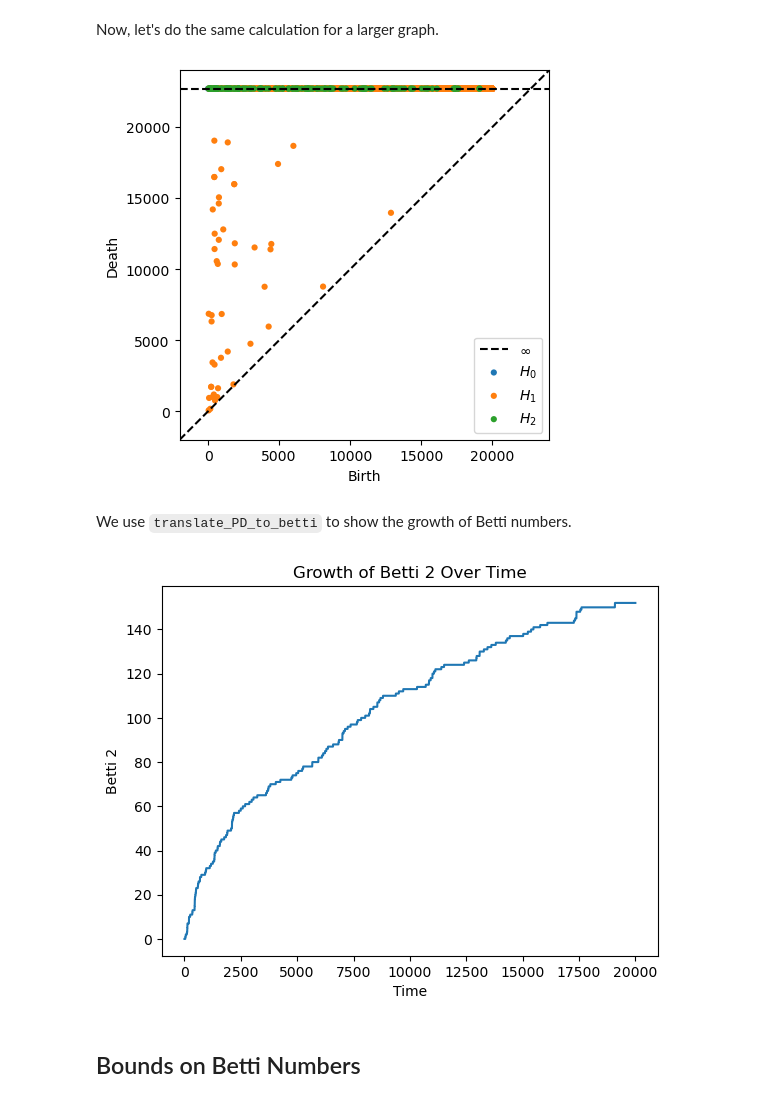
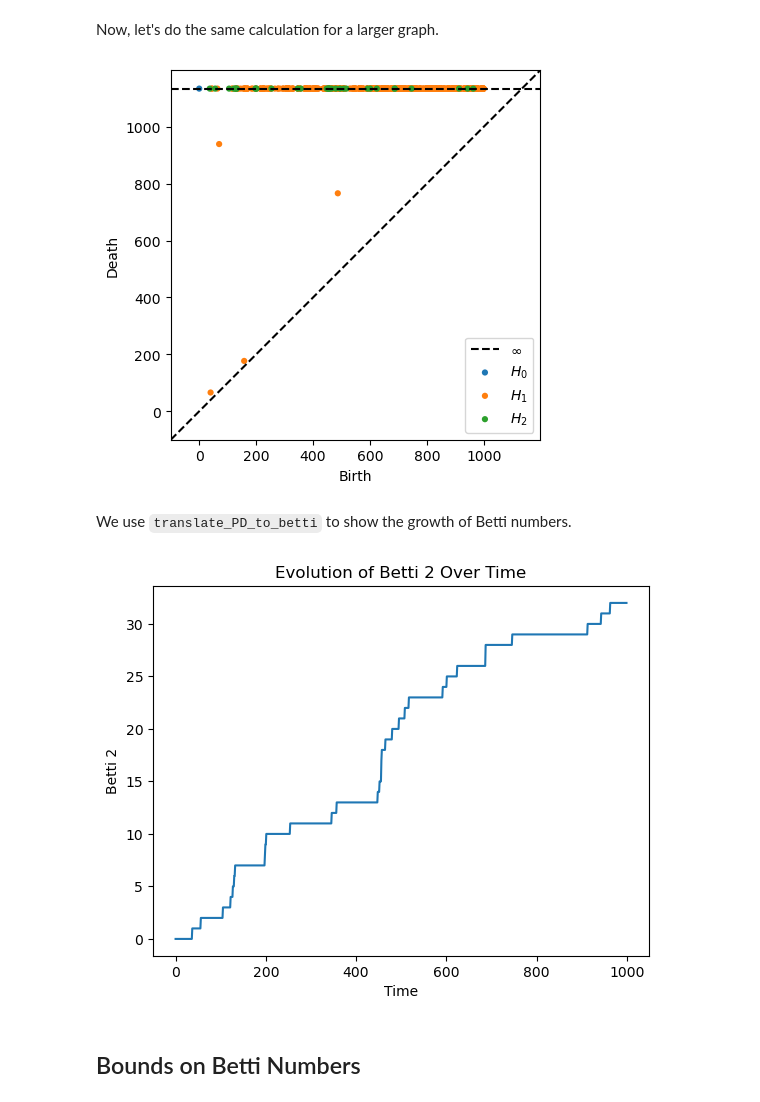
Before and after one commit to carolinerongyi/Preferential_Attachment_Clique_Complex, a Jupyter notebook: tutorial.ipynb, the cells around one changed output. Drawn from its saved outputs; the diff is of its cells as text; code cells hidden in the pictures.

```diff
--- a/tutorial.ipynb
+++ b/tutorial.ipynb
@@ -256,24 +268,24 @@ When t = 5, evolution of Betti 1 = [0. 0. 0. 1. 0. 0.] and evolution of Betti 2
 # %% [markdown]
 Now, let's do the same calculation for a larger graph.
 # %%
-num_nodes = 20000
+num_nodes = 1000
 graph = pa_generator(num_nodes, 7, -5, 0)
 mat = betti.get_age_matrix(graph) # obtain the age matrix of the complex as an input for ripser
 dgms = ripser(mat, distance_matrix=True, maxdim=2)['dgms'] # get the persistence diagrams
 plot_diagrams(dgms)
 # %% [output]
-[figure, old version]
+[figure, new version]
 # %% [markdown]
 We use `translate_PD_to_betti` to show the growth of Betti numbers.
 # %%
 betti2_actual = betti.translate_PD_to_betti(dgms[2], num_nodes) # read the betti numbers from persistence diagrams
 plt.plot(betti2_actual)
 plt.xlabel('Time')
 plt.ylabel('Betti 2')
-plt.title('Growth of Betti 2 Over Time')
+plt.title('Evolution of Betti 2 Over Time')
 plt.show()
 # %% [output]
-[figure, old version]
+[figure, new version]
 # %% [markdown]
 ## Bounds on Betti Numbers
 # %% [markdown]
```
Also changed, not shown: parts of 14 cells of this notebook.
